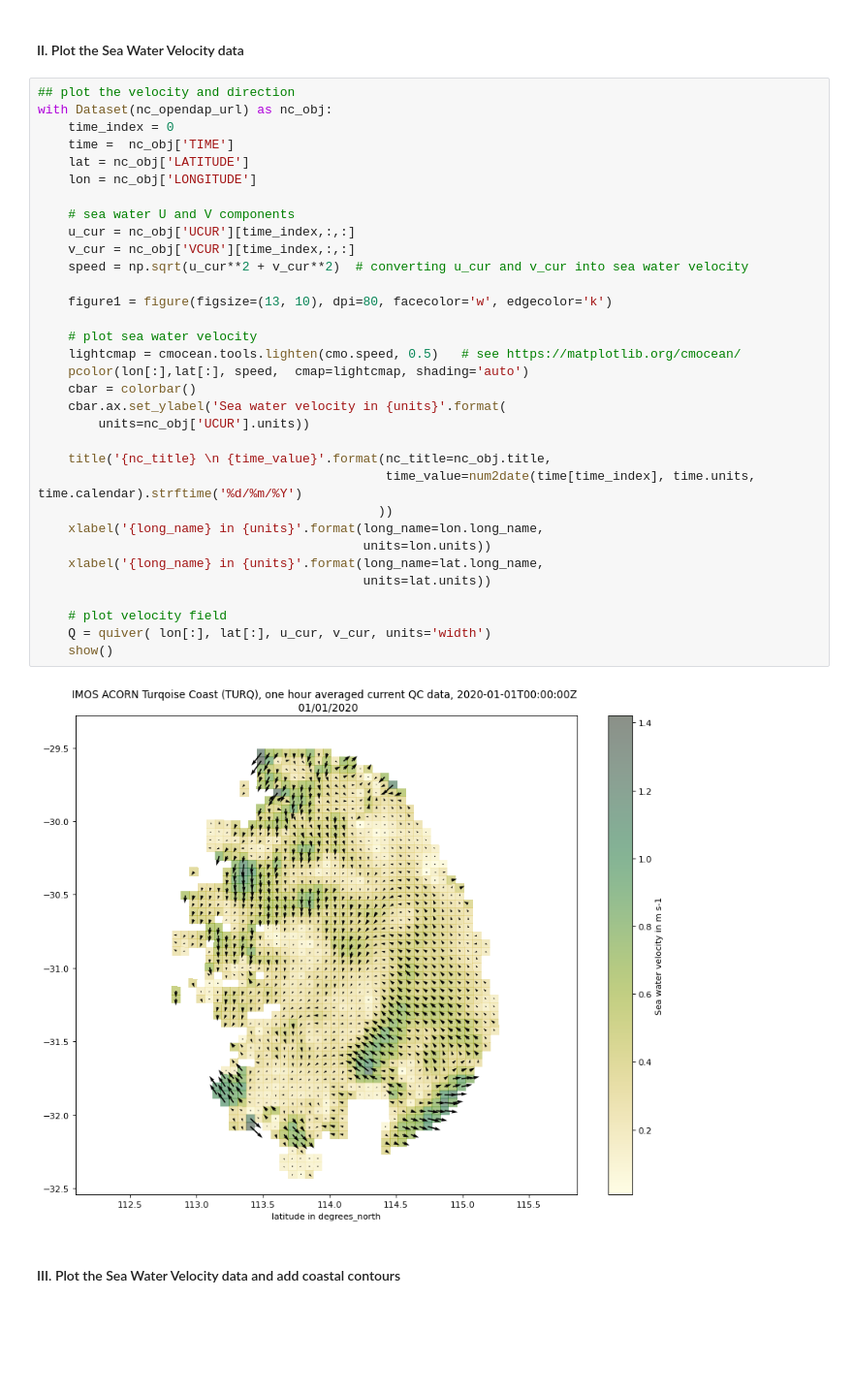
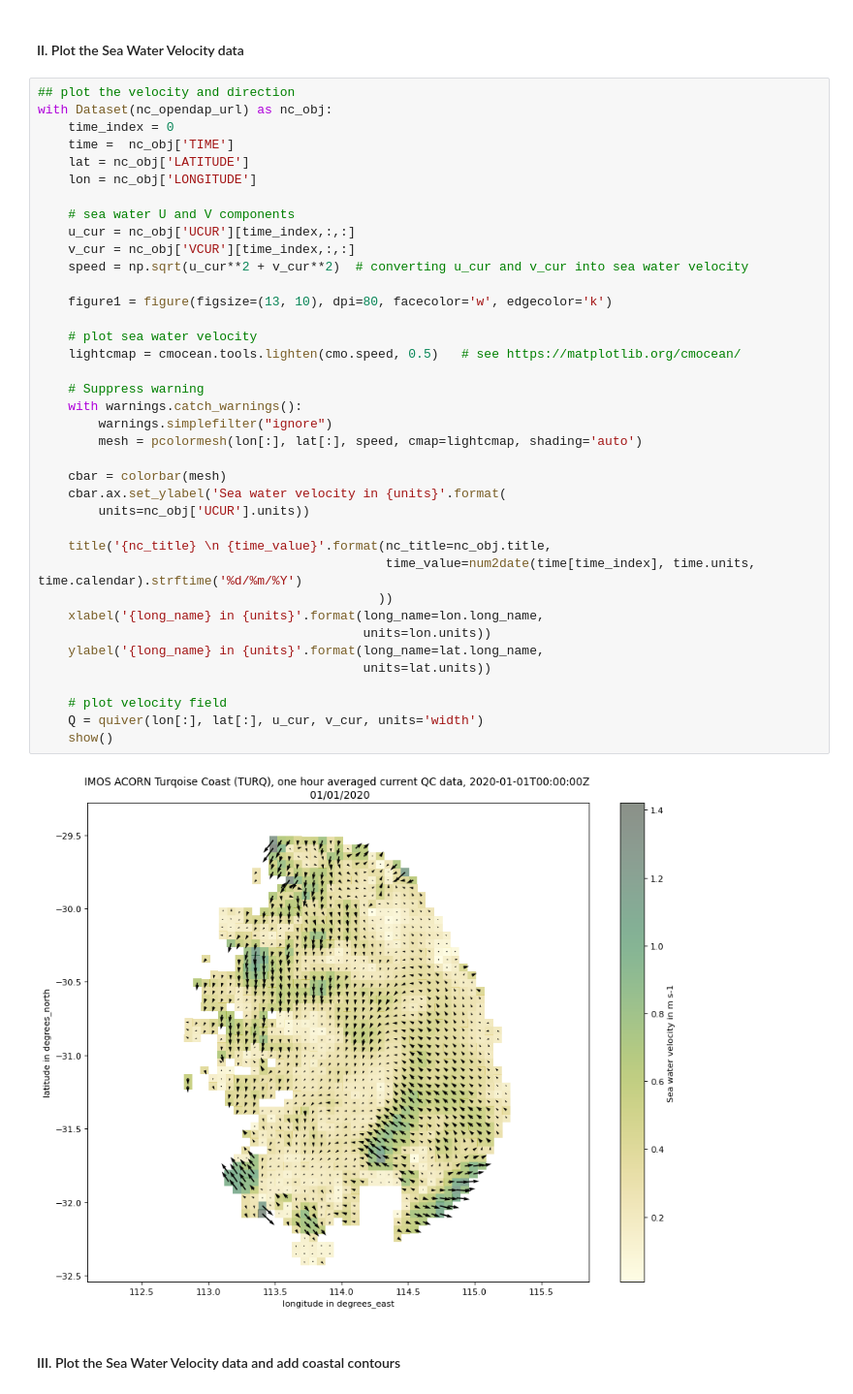
Before and after one commit to aodn/imos-user-code-library, a Jupyter notebook: Python/notebooks/imos_radar_dm.ipynb, the cells around one changed output. Shown: that part at 97% size. Cells and saved outputs as stored; diff of their text form; blank space fills up the shorter version.

Commit message:
Updated to ignore warning

```diff
--- a/Python/notebooks/imos_radar_dm.ipynb
+++ b/Python/notebooks/imos_radar_dm.ipynb
@@ -165,38 +167,43 @@ First time value as an example: 01/01/2020
 # %%
 ## plot the velocity and direction
 with Dataset(nc_opendap_url) as nc_obj:
     time_index = 0
     time =  nc_obj['TIME']
     lat = nc_obj['LATITUDE']
     lon = nc_obj['LONGITUDE']
 
     # sea water U and V components
     u_cur = nc_obj['UCUR'][time_index,:,:]
     v_cur = nc_obj['VCUR'][time_index,:,:]
     speed = np.sqrt(u_cur**2 + v_cur**2)  # converting u_cur and v_cur into sea water velocity
 
     figure1 = figure(figsize=(13, 10), dpi=80, facecolor='w', edgecolor='k')
 
     # plot sea water velocity
     lightcmap = cmocean.tools.lighten(cmo.speed, 0.5)   # see https://matplotlib.org/cmocean/
-    pcolor(lon[:],lat[:], speed,  cmap=lightcmap, shading='auto')
-    cbar = colorbar()
+
+    # Suppress warning
+    with warnings.catch_warnings():
+        warnings.simplefilter("ignore")
+        mesh = pcolormesh(lon[:], lat[:], speed, cmap=lightcmap, shading='auto')
+
+    cbar = colorbar(mesh)
     cbar.ax.set_ylabel('Sea water velocity in {units}'.format(
         units=nc_obj['UCUR'].units))
 
     title('{nc_title} \n {time_value}'.format(nc_title=nc_obj.title,
                                               time_value=num2date(time[time_index], time.units, time.calendar).strftime('%d/%m/%Y')
                                              ))
     xlabel('{long_name} in {units}'.format(long_name=lon.long_name,
                                            units=lon.units))
-    xlabel('{long_name} in {units}'.format(long_name=lat.long_name,
+    ylabel('{long_name} in {units}'.format(long_name=lat.long_name,
                                            units=lat.units))
 
     # plot velocity field
-    Q = quiver( lon[:], lat[:], u_cur, v_cur, units='width')
+    Q = quiver(lon[:], lat[:], u_cur, v_cur, units='width')
     show()
 # %% [output]
-[figure, old version]
+[figure, new version]
 # %% [markdown]
 <a id="PlotCont"></a>
 #### III. Plot the Sea Water Velocity data and add coastal contours
```
Also changed, not shown: parts of 3 cells of this notebook.
